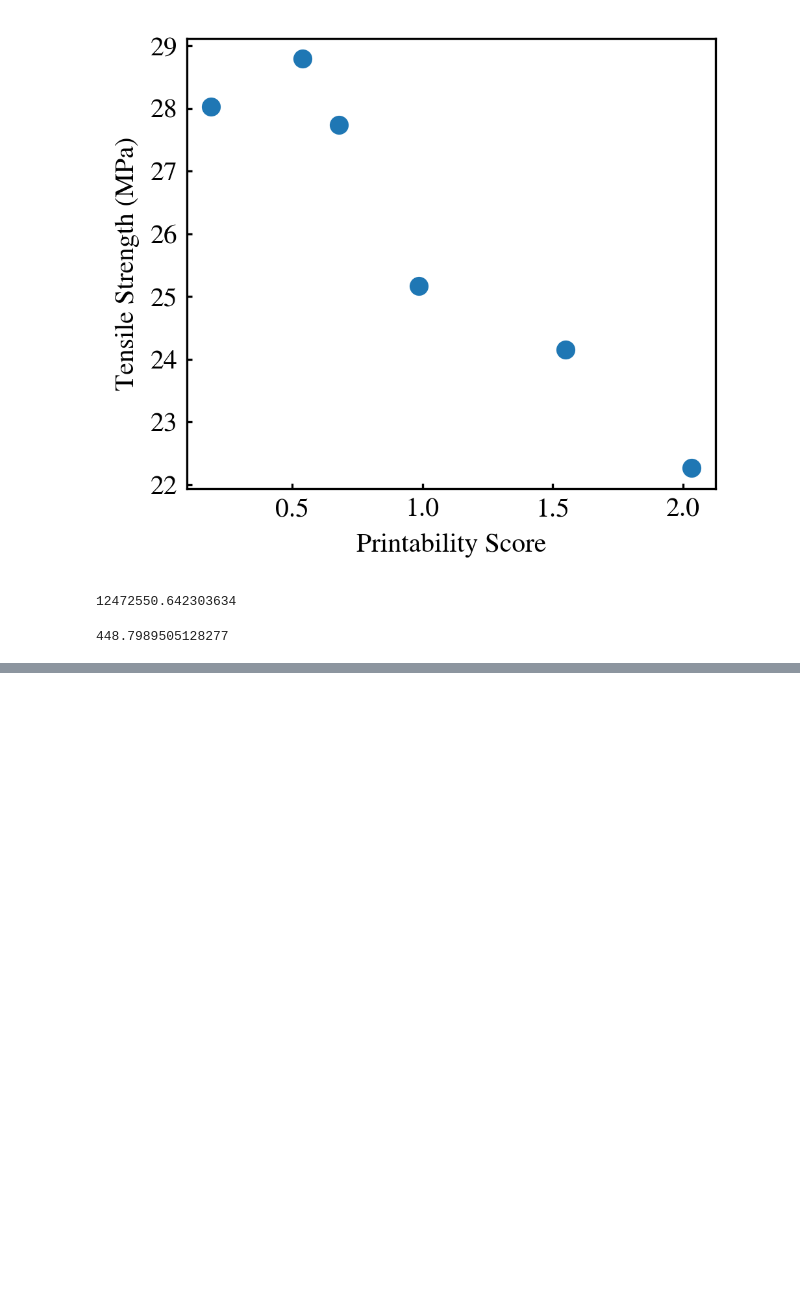
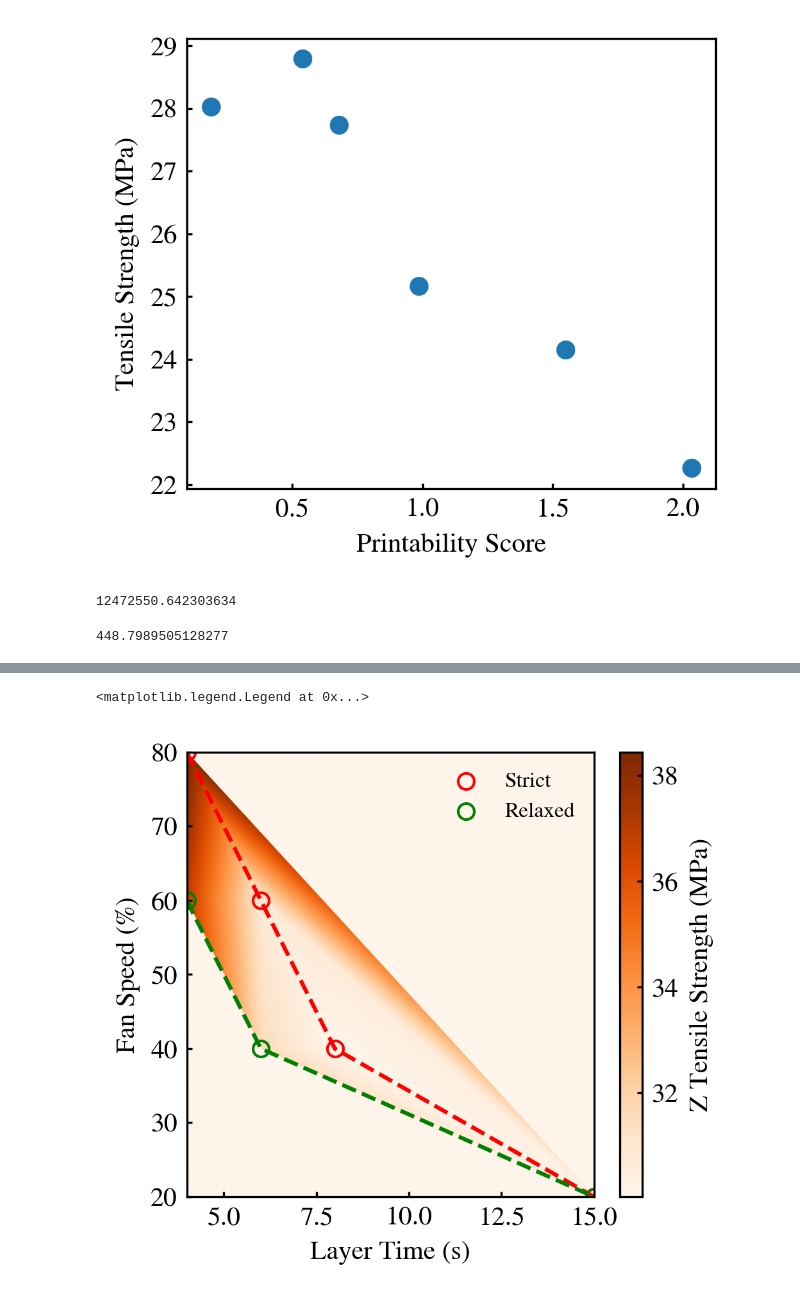
Before and after one commit to ZLoverty/Boralus, a Jupyter notebook: tensile.ipynb, the cells around one changed output, grey strips where cells are left out. Drawn from its saved outputs; the diff is of its cells as text; code cells hidden in the pictures; blank space fills up the shorter version.

```diff
--- a/tensile.ipynb
+++ b/tensile.ipynb
@@ -111,0 +157,6 @@ dp * np.pi * D ** 4 / 128 / Q / L
+# %%
+df_ab = df.loc[(df["材料"]=="C525") & (df["打印机型号"]=="H2C")]
+ab_strict = df_ab.loc[df_ab["等分线判定标准"]=="Strict"].sort_values(by=["层时间（s）"])
+ab_relaxed = df_ab.loc[df_ab["等分线判定标准"]=="Relaxed"].sort_values(by=["层时间（s）"])
+# %%
+data = df_ab.values[:, 1:4].astype(float)
@@ -111,0 +173,27 @@ dp * np.pi * D ** 4 / 128 / Q / L
+# %%
+x, y, z = data[:, 0], data[:, 1], data[:, 2]
+
+from scipy.interpolate import LinearNDInterpolator
+import numpy as np
+# fill_value=0：凸包（数据边界）之外的点直接返回 0，不做外推
+interp = LinearNDInterpolator(list(zip(x, y)), z, fill_value=0.0)
+# %%
+xx, yy = np.meshgrid(np.linspace(x.min(), x.max(), 1000), np.linspace(y.min(), y.max(), 1000))
+zz = interp(xx, yy)
+# %%
+plt.figure(figsize=(3.5, 3), dpi=300)
+plt.imshow(zz, vmin=z.min(), vmax=z.max(),
+           cmap="Oranges", origin="lower",
+           extent=[x.min(), x.max(), y.min(), y.max()],
+           aspect=0.20)
+plt.colorbar(label="Z Tensile Strength (MPa)")
+plt.xlabel("Layer Time (s)")
+plt.ylabel("Fan Speed (%)")
+plt.scatter(ab_strict["层时间（s）"], ab_strict["风扇开度（%）"], label="Strict", marker="o", edgecolor="red", facecolor=(0,0,0,0))
+plt.scatter(ab_relaxed["层时间（s）"], ab_relaxed["风扇开度（%）"], label="Relaxed", marker="o", edgecolor="green", facecolor=(0,0,0,0))
+plt.plot(ab_strict["层时间（s）"], ab_strict["风扇开度（%）"], color="red", ls="--")
+plt.plot(ab_relaxed["层时间（s）"], ab_relaxed["风扇开度（%）"], color="green", ls="--")
+plt.legend(fontsize=8, frameon=False, loc="upper right")
+# %% [output]
+<matplotlib.legend.Legend at 0x...>
+[figure, added]
```
Also changed, not shown: parts of 5 cells of this notebook.
